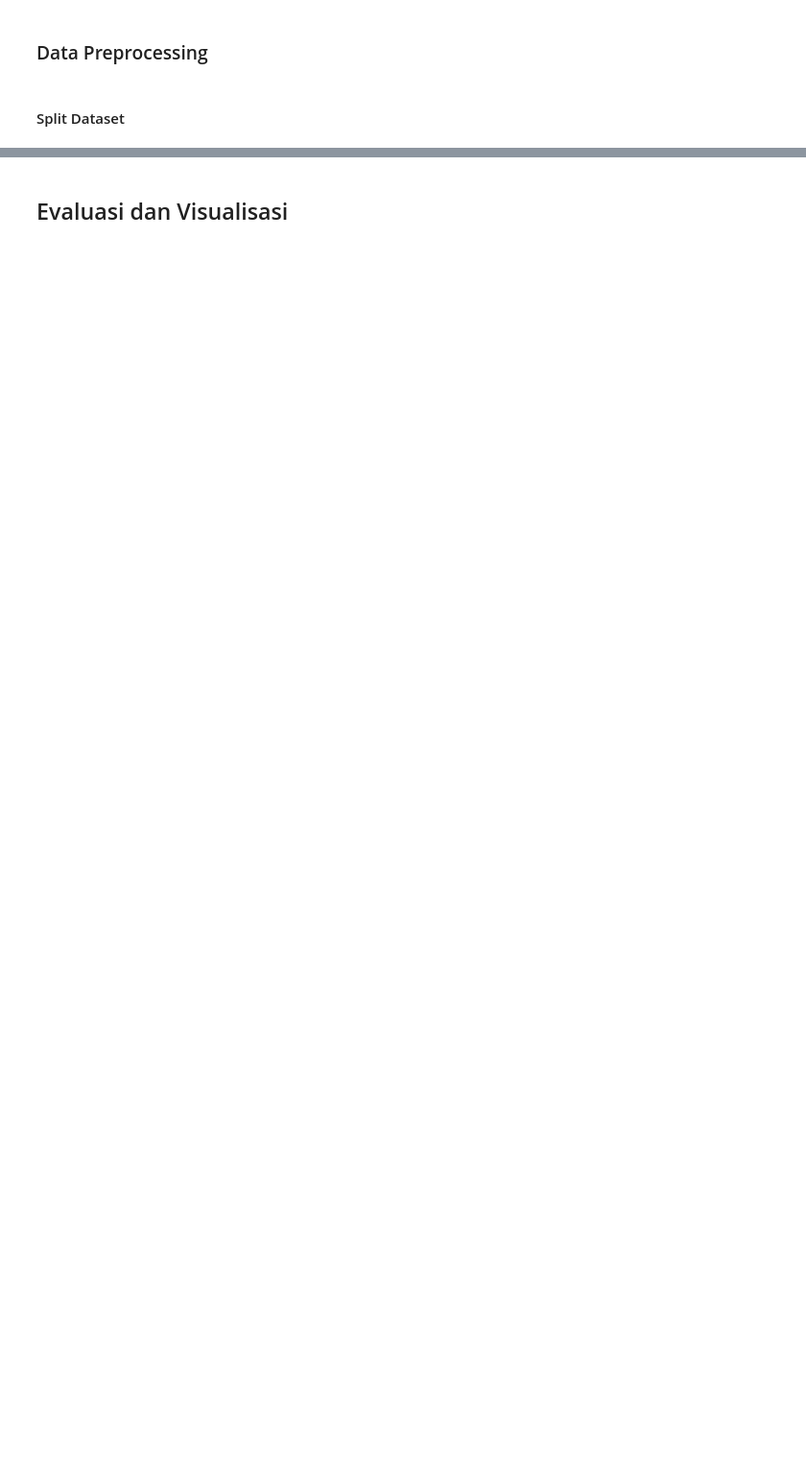
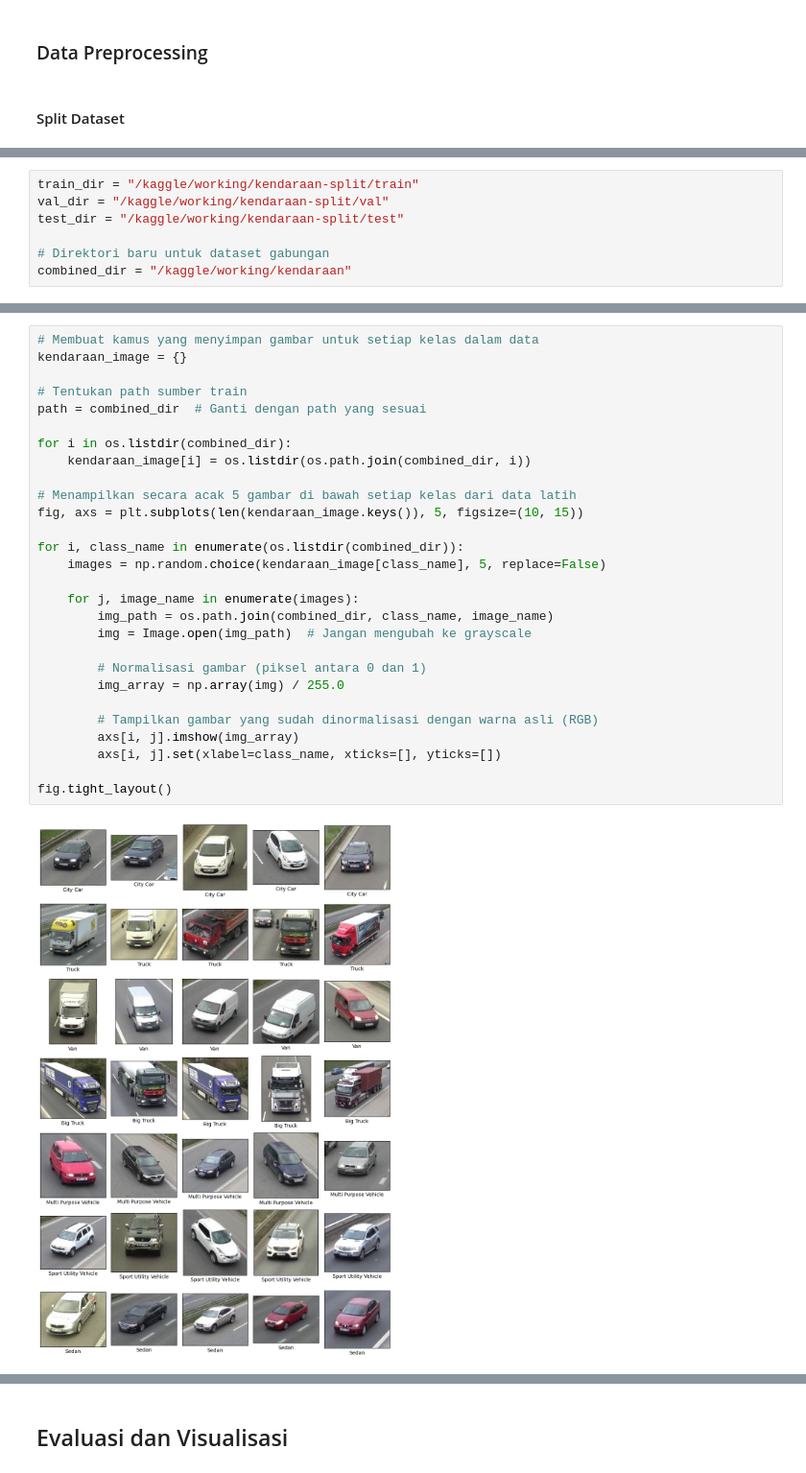
Before and after one commit to Andriansyah2501/Proyek-Klasifikasi-Gambar, a Jupyter notebook: Submission_Akhir.ipynb, the cells around one changed output, grey strips where cells are left out. Shown at 96% size. Saved outputs shown, nothing was run; the diff lists cells and outputs as text; blank space fills up the shorter version.

```diff
--- a/Submission_Akhir.ipynb
+++ b/Submission_Akhir.ipynb
@@ -490,0 +52,7 @@ Final Validation Loss: 0.6627485752105713
+# %%
+train_dir = "/kaggle/working/kendaraan-split/train"
+val_dir = "/kaggle/working/kendaraan-split/val"
+test_dir = "/kaggle/working/kendaraan-split/test"
+
+# Direktori baru untuk dataset gabungan
+combined_dir = "/kaggle/working/kendaraan"
@@ -490,0 +117,30 @@ Final Validation Loss: 0.6627485752105713
+# %%
+# Membuat kamus yang menyimpan gambar untuk setiap kelas dalam data
+kendaraan_image = {}
+
+# Tentukan path sumber train
+path = combined_dir  # Ganti dengan path yang sesuai
+
+for i in os.listdir(combined_dir):
+    kendaraan_image[i] = os.listdir(os.path.join(combined_dir, i))
+
+# Menampilkan secara acak 5 gambar di bawah setiap kelas dari data latih
+fig, axs = plt.subplots(len(kendaraan_image.keys()), 5, figsize=(10, 15))
+
+for i, class_name in enumerate(os.listdir(combined_dir)):
+    images = np.random.choice(kendaraan_image[class_name], 5, replace=False)
+
+    for j, image_name in enumerate(images):
+        img_path = os.path.join(combined_dir, class_name, image_name)
+        img = Image.open(img_path)  # Jangan mengubah ke grayscale
+
+        # Normalisasi gambar (piksel antara 0 dan 1)
+        img_array = np.array(img) / 255.0
+
+        # Tampilkan gambar yang sudah dinormalisasi dengan warna asli (RGB)
+        axs[i, j].imshow(img_array)
+        axs[i, j].set(xlabel=class_name, xticks=[], yticks=[])
+
+fig.tight_layout()
+# %% [output]
+[figure, added]
```
Also changed, not shown: parts of 31 cells of this notebook.
